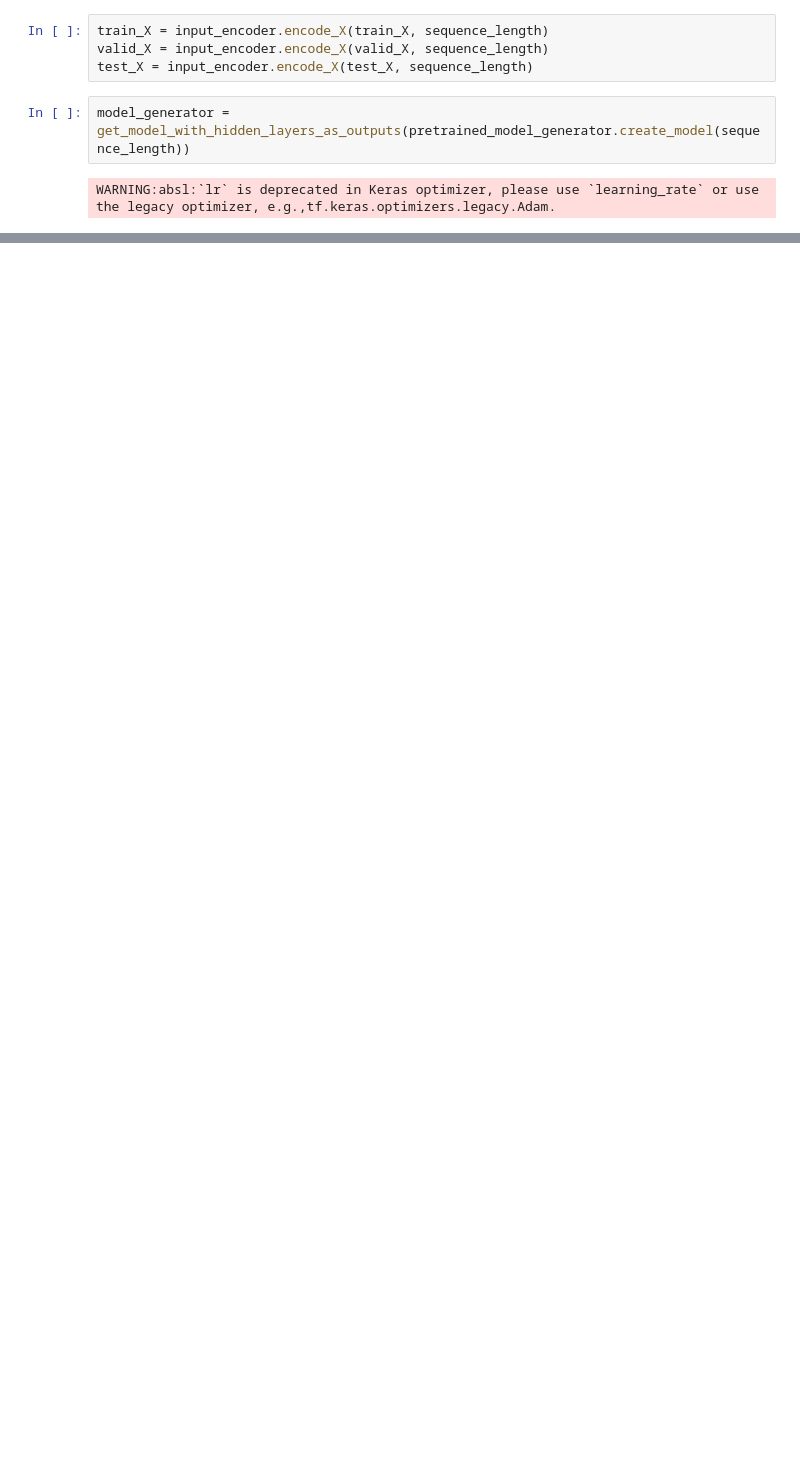
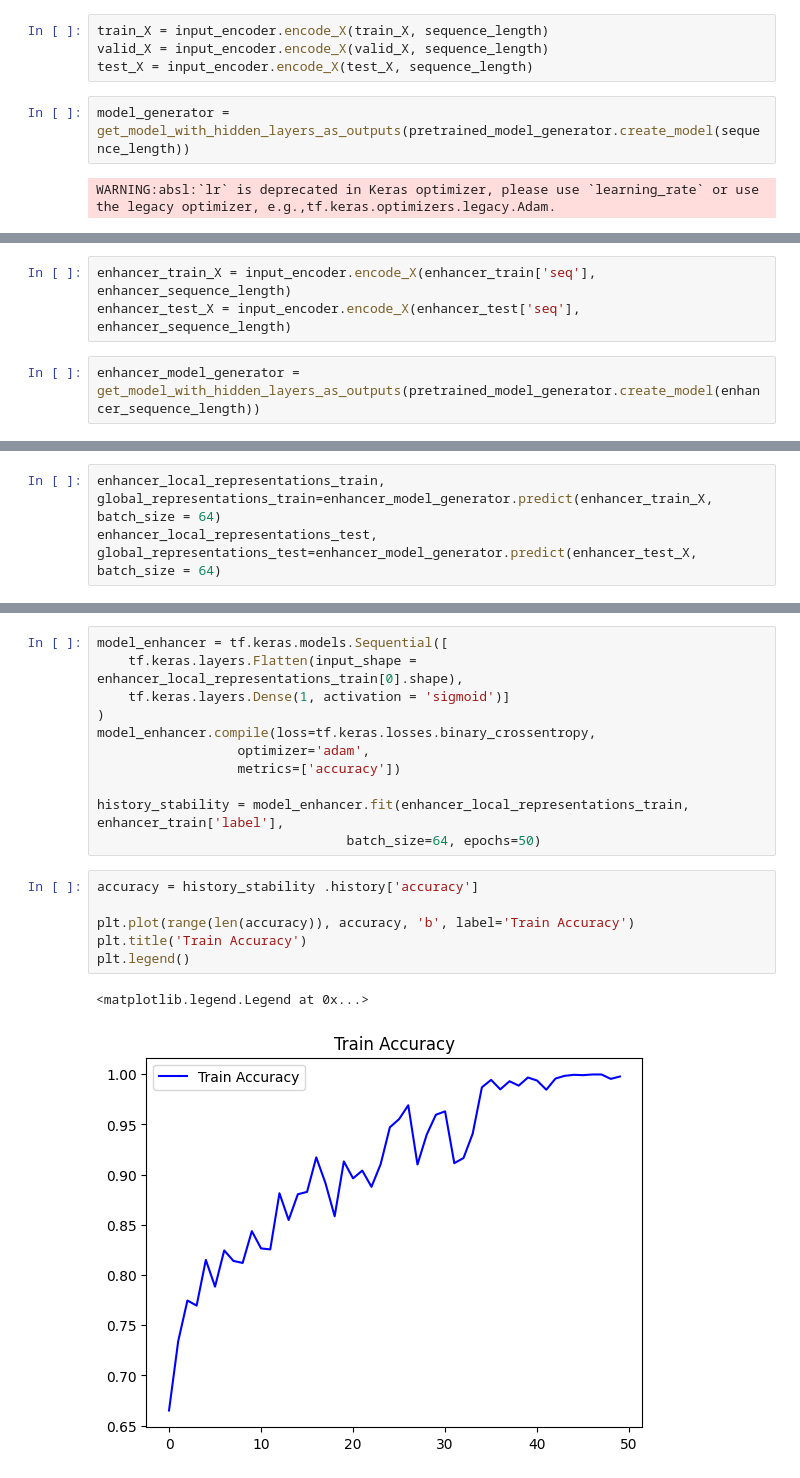
Before and after one commit to Lisker2/ML, a Jupyter notebook: Project/ProteinBert_A_Demo.ipynb, the cells around one changed output, grey strips where cells are left out. Drawn from its saved outputs; the diff is of its cells as text; blank space fills up the shorter version.

```diff
--- a/Project/ProteinBert_A_Demo.ipynb
+++ b/Project/ProteinBert_A_Demo.ipynb
@@ -193,0 +229,5 @@ Epoch 12: ReduceLROnPlateau reducing learning rate to 3.906250185536919e-06.
+# %%
+enhancer_train_X = input_encoder.encode_X(enhancer_train['seq'], enhancer_sequence_length)
+enhancer_test_X = input_encoder.encode_X(enhancer_test['seq'], enhancer_sequence_length)
+# %%
+enhancer_model_generator = get_model_with_hidden_layers_as_outputs(pretrained_model_generator.create_model(enhancer_sequence_length))
@@ -193,0 +236,3 @@ Epoch 12: ReduceLROnPlateau reducing learning rate to 3.906250185536919e-06.
+# %%
+enhancer_local_representations_train, global_representations_train=enhancer_model_generator.predict(enhancer_train_X, batch_size = 64)
+enhancer_local_representations_test, global_representations_test=enhancer_model_generator.predict(enhancer_test_X, batch_size = 64)
@@ -193,0 +242,20 @@ Epoch 12: ReduceLROnPlateau reducing learning rate to 3.906250185536919e-06.
+# %%
+model_enhancer = tf.keras.models.Sequential([
+    tf.keras.layers.Flatten(input_shape = enhancer_local_representations_train[0].shape),
+    tf.keras.layers.Dense(1, activation = 'sigmoid')]
+)
+model_enhancer.compile(loss=tf.keras.losses.binary_crossentropy,
+                  optimizer='adam',
+                  metrics=['accuracy'])
+
+history_stability = model_enhancer.fit(enhancer_local_representations_train, enhancer_train['label'],
+                                batch_size=64, epochs=50)
+# %%
+accuracy = history_stability .history['accuracy']
+
+plt.plot(range(len(accuracy)), accuracy, 'b', label='Train Accuracy')
+plt.title('Train Accuracy')
+plt.legend()
+# %% [output]
+<matplotlib.legend.Legend at 0x...>
+[figure, added]
```
Also changed, not shown: parts of 27 cells of this notebook.
